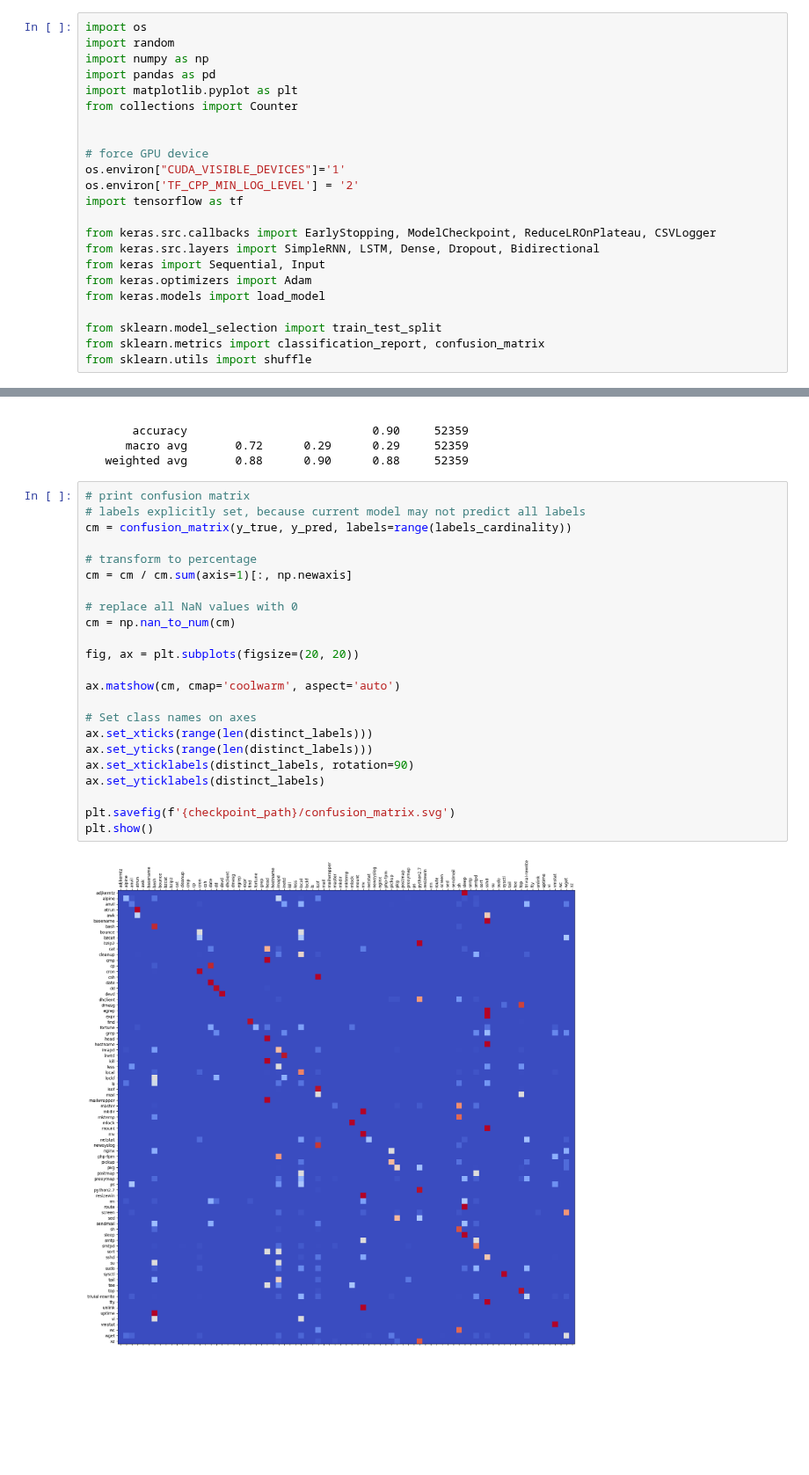
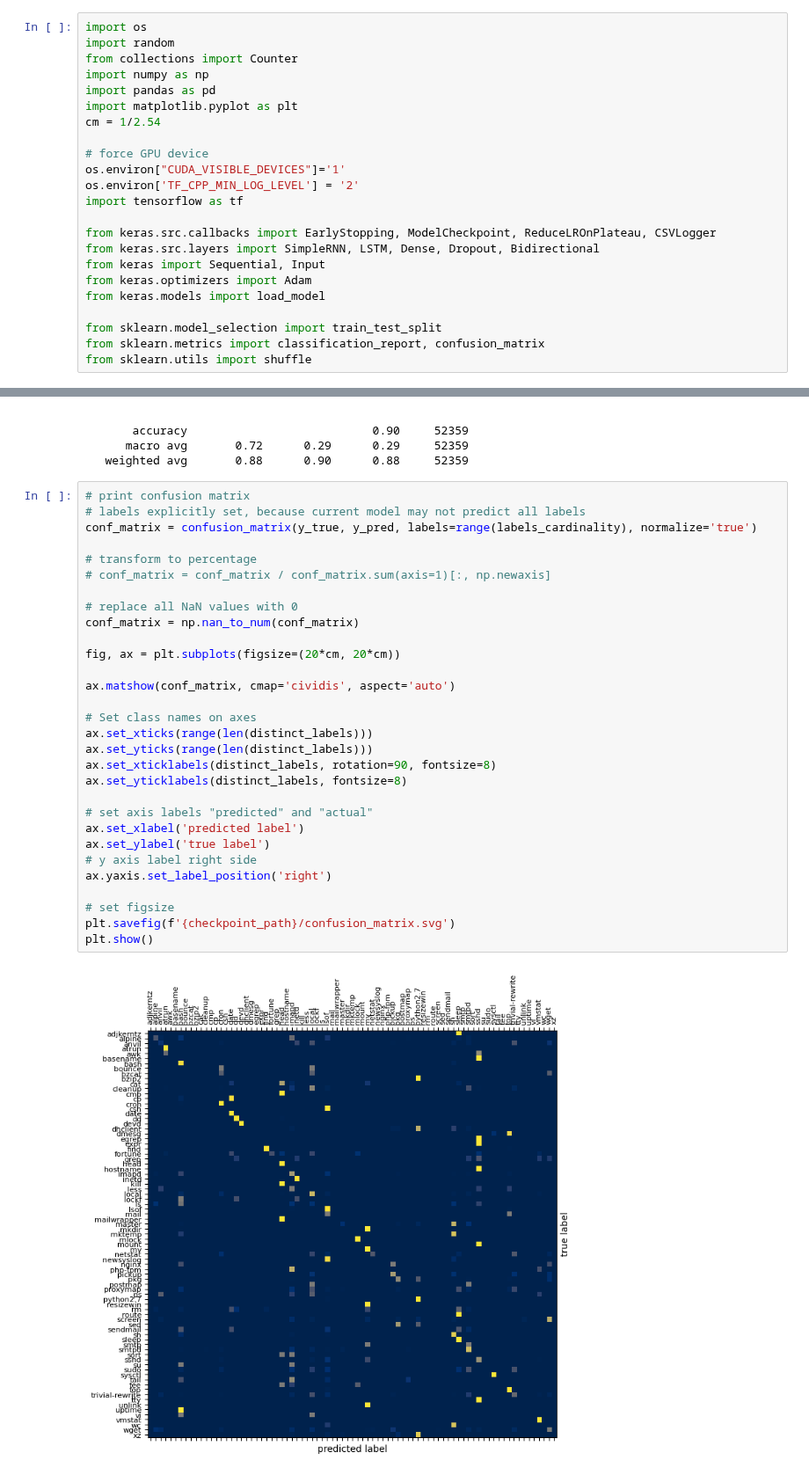
Before and after one commit to JannikRosendahl/bachelor_thesis_models, a Jupyter notebook: rnn.ipynb, the cells around one changed output, grey strips where cells are left out. Shown at 88% size. Cells and saved outputs as stored; diff of their text form; blank space fills up the shorter version.

```diff
--- a/rnn.ipynb
+++ b/rnn.ipynb
@@ -1,11 +1,11 @@
 # %%
 import os
 import random
+from collections import Counter
 import numpy as np
 import pandas as pd
 import matplotlib.pyplot as plt
-from collections import Counter
-
+cm = 1/2.54
 
 # force GPU device
 os.environ["CUDA_VISIBLE_DEVICES"]='1'
@@ -501,25 +501,32 @@ print(classification_report(y_true, y_pred, target_names=distinct_labels, zero_d
 # %%
 # print confusion matrix
 # labels explicitly set, because current model may not predict all labels
-cm = confusion_matrix(y_true, y_pred, labels=range(labels_cardinality))
+conf_matrix = confusion_matrix(y_true, y_pred, labels=range(labels_cardinality), normalize='true')
 
 # transform to percentage
-cm = cm / cm.sum(axis=1)[:, np.newaxis]
+# conf_matrix = conf_matrix / conf_matrix.sum(axis=1)[:, np.newaxis]
 
 # replace all NaN values with 0
-cm = np.nan_to_num(cm)
+conf_matrix = np.nan_to_num(conf_matrix)
 
-fig, ax = plt.subplots(figsize=(20, 20))
+fig, ax = plt.subplots(figsize=(20*cm, 20*cm))
 
-ax.matshow(cm, cmap='coolwarm', aspect='auto')
+ax.matshow(conf_matrix, cmap='cividis', aspect='auto')
 
 # Set class names on axes
 ax.set_xticks(range(len(distinct_labels)))
 ax.set_yticks(range(len(distinct_labels)))
-ax.set_xticklabels(distinct_labels, rotation=90)
-ax.set_yticklabels(distinct_labels)
+ax.set_xticklabels(distinct_labels, rotation=90, fontsize=8)
+ax.set_yticklabels(distinct_labels, fontsize=8)
 
+# set axis labels "predicted" and "actual"
+ax.set_xlabel('predicted label')
+ax.set_ylabel('true label')
+# y axis label right side
+ax.yaxis.set_label_position('right')
+
+# set figsize
 plt.savefig(f'{checkpoint_path}/confusion_matrix.svg')
 plt.show()
 # %% [output]
-[figure, old version]
+[figure, new version]
```
Also changed, not shown: parts of 1 cell of this notebook, 3 other files.
